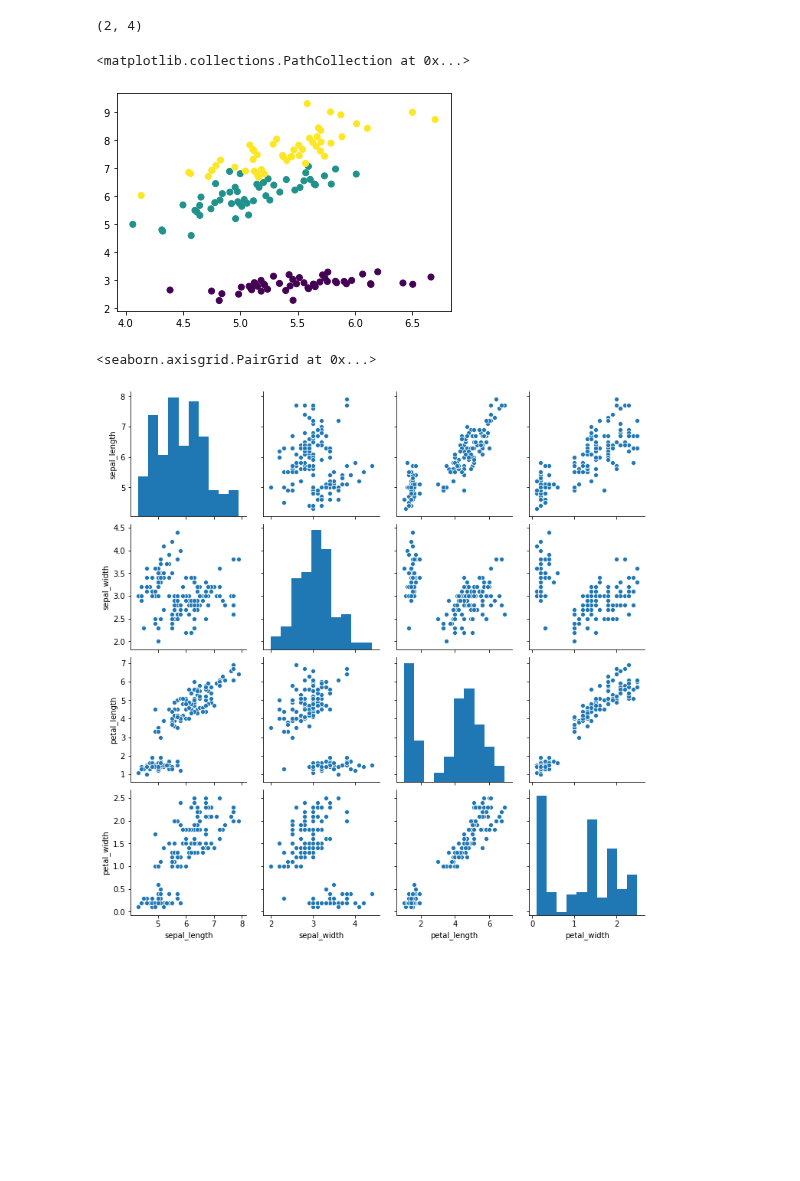
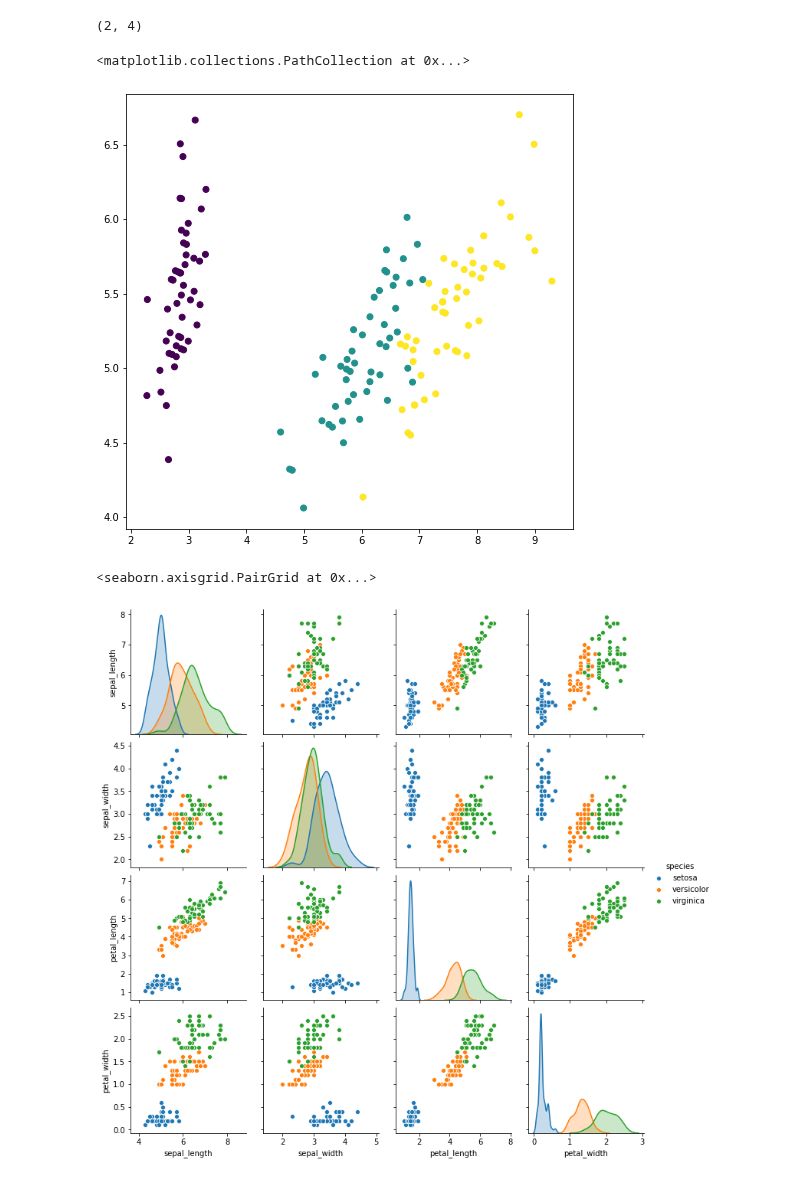
Before and after one commit to rissuuuu/DataScience, a Jupyter notebook: DeepLearning_Complete/PCA in iris dataset.ipynb, the cells around one changed output. Saved outputs shown, nothing was run; the diff lists cells and outputs as text; code cells hidden in the pictures; blank space fills up the shorter version.

```diff
--- a/DeepLearning_Complete/PCA in iris dataset.ipynb
+++ b/DeepLearning_Complete/PCA in iris dataset.ipynb
@@ -51,12 +67,13 @@ pcacomponent.shape
 # %%
 dots=np.dot(x,pcacomponent.T)
 # %%
-pl.scatter(dots[:,1],dots[:,0],c=y)
+pl.figure(figsize=(8,8))
+pl.scatter(dots[:,0],dots[:,1],c=y)
 # %% [output]
 <matplotlib.collections.PathCollection at 0x...>
-[figure, old version]
+[figure, new version]
 # %%
-sns.pairplot(iris,hue='')
+sns.pairplot(iris,hue='species')
 # %% [output]
 <seaborn.axisgrid.PairGrid at 0x...>
-[figure, old version]
+[figure, new version]
```
Also changed, not shown: parts of 15 cells of this notebook, 2 other files.
